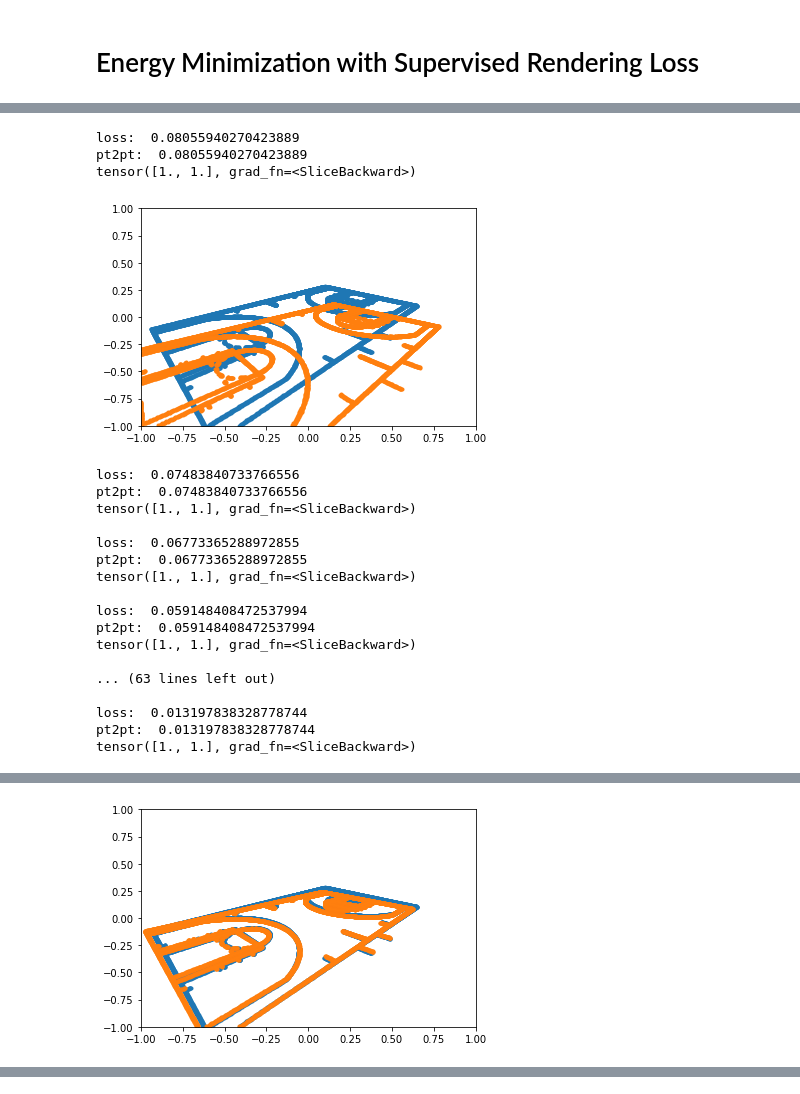
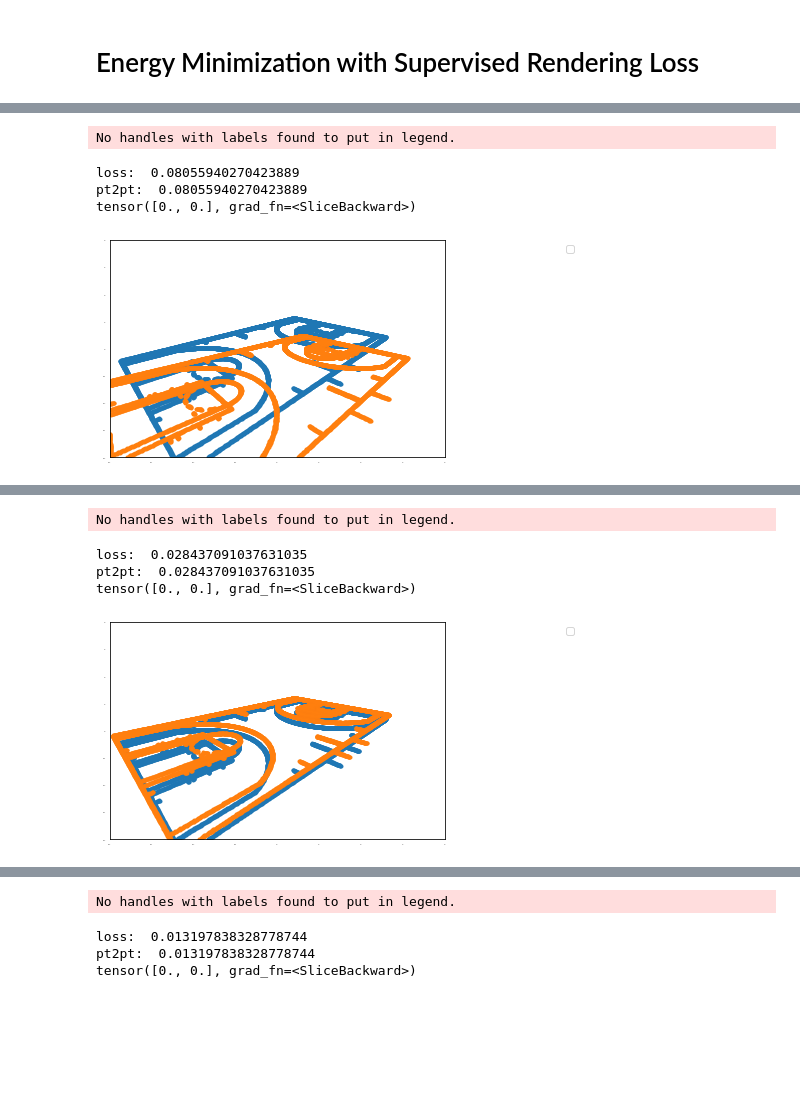
Before and after one commit to akarshkumar0101/nba-3d-ee-371q, a Jupyter notebook: rendering.ipynb, the cells around one changed output, grey strips where cells are left out. Drawn from its saved outputs; the diff is of its cells as text; code cells hidden in the pictures; blank space fills up the shorter version.

```diff
--- a/rendering.ipynb
+++ b/rendering.ipynb
@@ -190,12 +305,20 @@ import functools
 # %%
 es = cma.CMAEvolutionStrategy(8*[0], 1.0)
-fitness_func = functools.partial(fitness, X_i_true = X_i_true)
 i = 0
 while not es.stop():
-    solutions = es.ask(10)
+    solutions = es.ask(100)
     print(i)
-    es.tell(solutions, [fitness_func(x) for x in solutions])
+#     for x in solutions:
+#         x[6] = 1.
+#         x[7] = 0.
+    fitnesses = [fitness(gaussian2cam(torch.tensor(x).float())[0], X_i_true) for x in solutions]
+    es.tell(solutions, fitnesses)
 #     es.logger.add()
 #     es.disp()
     i+=1
+    if i%1==0:
+        draw.show_cam_view(X_w, dofs_cam_true, label='ground truth')
+        draw.show_cam_view(X_w, gaussian2cam(torch.tensor(es.best.x).float())[0], label='best so far')
+        plt.legend(bbox_to_anchor=(1.4, 1.))
+        plt.show()
 # %% [output]
@@ -234,13 +356,14 @@ array([ 12.20350787, -11.71195507,  20.44415694,   1.14453234,
 # %% [markdown]
 # Energy Minimization with Supervised Rendering Loss
 # %%
-dofs_cam = calc_dofs_cam(torch.tensor([.6,.6, 0.6]),
-                         torch.tensor([0., 0., 0.]),
-                         fxy=torch.tensor([1., 1.]))
+dofs_cam = cam.calc_dofs_cam(torch.tensor([.6,.6, 0.6]),
+                             torch.tensor([0., 0., 0.]),
+                             fxy=torch.tensor([0., 0.]))
 dofs_cam_optim = dofs_cam.clone()
 torch.manual_seed(10)
 dofs_cam_optim = dofs_cam_optim + 0.1*torch.randn(dofs_cam_optim.shape)
 
-show_cam_view(X_w, dofs_cam)
-show_cam_view(X_w, dofs_cam_optim)
+draw.show_cam_view(X_w, dofs_cam, label='ground truth')
+draw.show_cam_view(X_w, dofs_cam_optim, label='initial')
+plt.legend(bbox_to_anchor=(1.4, 1.))
 # %% [output]
@@ -248,52 +372,39 @@ show_cam_view(X_w, dofs_cam_optim)
 # %%
 dofs_cam_optim_p = dofs_cam_optim[:6]
 opt = torch.optim.Adam([{'params': dofs_cam_optim_p, 'lr': 0.01}])
 dofs_cam_optim_p.requires_grad_()
 
-for i in tqdm(range(200)):
-    dofs_cam_optim = torch.cat([dofs_cam_optim_p, torch.tensor([1., 1.])])
-    X_true, vis_mask = project_to_cam(X_w_down, dofs_cam)
-    X_true = X_true[vis_mask]
+X_true, vis_mask = util.project_to_cam(X_w_down, dofs_cam)
+X_true = X_true[vis_mask]
 
-    X_i, vis_mask = project_to_cam(X_w_down, dofs_cam_optim)
+for i in tqdm(range(40)):
+    dofs_cam_optim = torch.cat([dofs_cam_optim_p, torch.tensor([0., 0.])])
+
+
+    X_i, vis_mask = util.project_to_cam(X_w_down, dofs_cam_optim)
     X_i = X_i[vis_mask]
 
 #     loss = pt2pt_dist(X_i, X_true)
     loss1 = pt2pt_dist(X_i, X_true)
     loss2 = pt2pt_dist_soft(X_true, X_i)
     loss = (loss1).mean()#+(loss2*1000).pow(2).mean()
     print('loss: ', loss.item())
     print('pt2pt: ', pt2pt_dist(X_i, X_true).mean().item())
     print(dofs_cam_optim[6:])
     print()
 
     opt.zero_grad()
     loss.backward()
     opt.step()
 
-    if i%20==0:
-        show_cam_view(X_w, dofs_cam)
-        show_cam_view(X_w, dofs_cam_optim.detach())
+    if i%10==0:
+        draw.show_cam_view(X_w, dofs_cam)
+        draw.show_cam_view(X_w, dofs_cam_optim.detach())
+        plt.legend(bbox_to_anchor=(1.4, 1.))
         plt.show()
 # %% [output]
-loss:  0.08055940270423889
-pt2pt:  0.08055940270423889
-tensor([1., 1.], grad_fn=<SliceBackward>)
+No handles with labels found to put in legend.
+loss:  0.08055940270423889
+pt2pt:  0.08055940270423889
+tensor([0., 0.], grad_fn=<SliceBackward>)
-[figure, old version]
+[figure, new version]
-loss:  0.07483840733766556
-pt2pt:  0.07483840733766556
-tensor([1., 1.], grad_fn=<SliceBackward>)
-
-loss:  0.06773365288972855
-pt2pt:  0.06773365288972855
-tensor([1., 1.], grad_fn=<SliceBackward>)
-
-loss:  0.059148408472537994
-pt2pt:  0.059148408472537994
-tensor([1., 1.], grad_fn=<SliceBackward>)
-
-... (63 lines left out)
-
-loss:  0.013197838328778744
-pt2pt:  0.013197838328778744
-tensor([1., 1.], grad_fn=<SliceBackward>)
@@ -300 +428,5 @@ tensor([1., 1.], grad_fn=<SliceBackward>)
+No handles with labels found to put in legend.
+loss:  0.028437091037631035
+pt2pt:  0.028437091037631035
+tensor([0., 0.], grad_fn=<SliceBackward>)
-[figure, old version]
+[figure, new version]
@@ -317,0 +450,4 @@ tensor([1., 1.], grad_fn=<SliceBackward>)
+No handles with labels found to put in legend.
+loss:  0.013197838328778744
+pt2pt:  0.013197838328778744
+tensor([0., 0.], grad_fn=<SliceBackward>)
```
Also changed, not shown: parts of 32 cells of this notebook, 7 other files.
